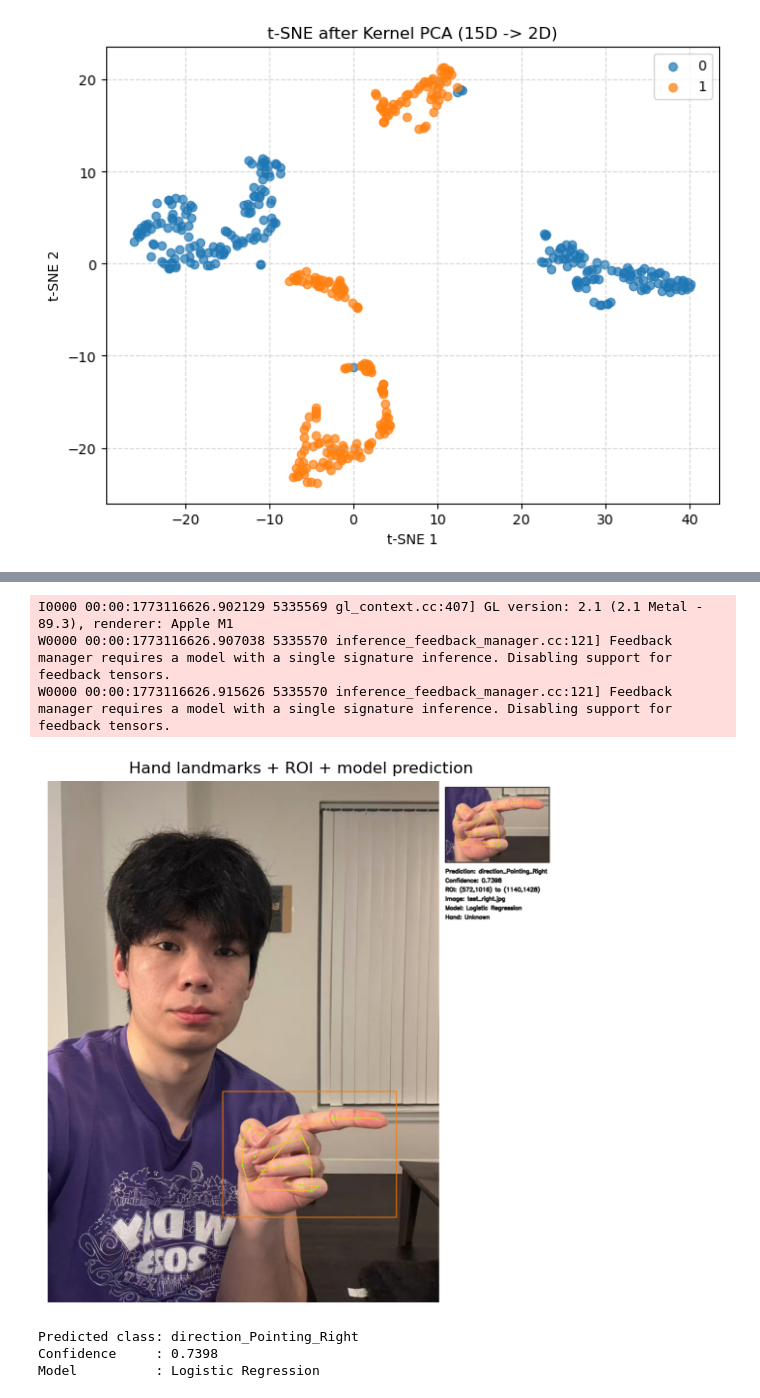
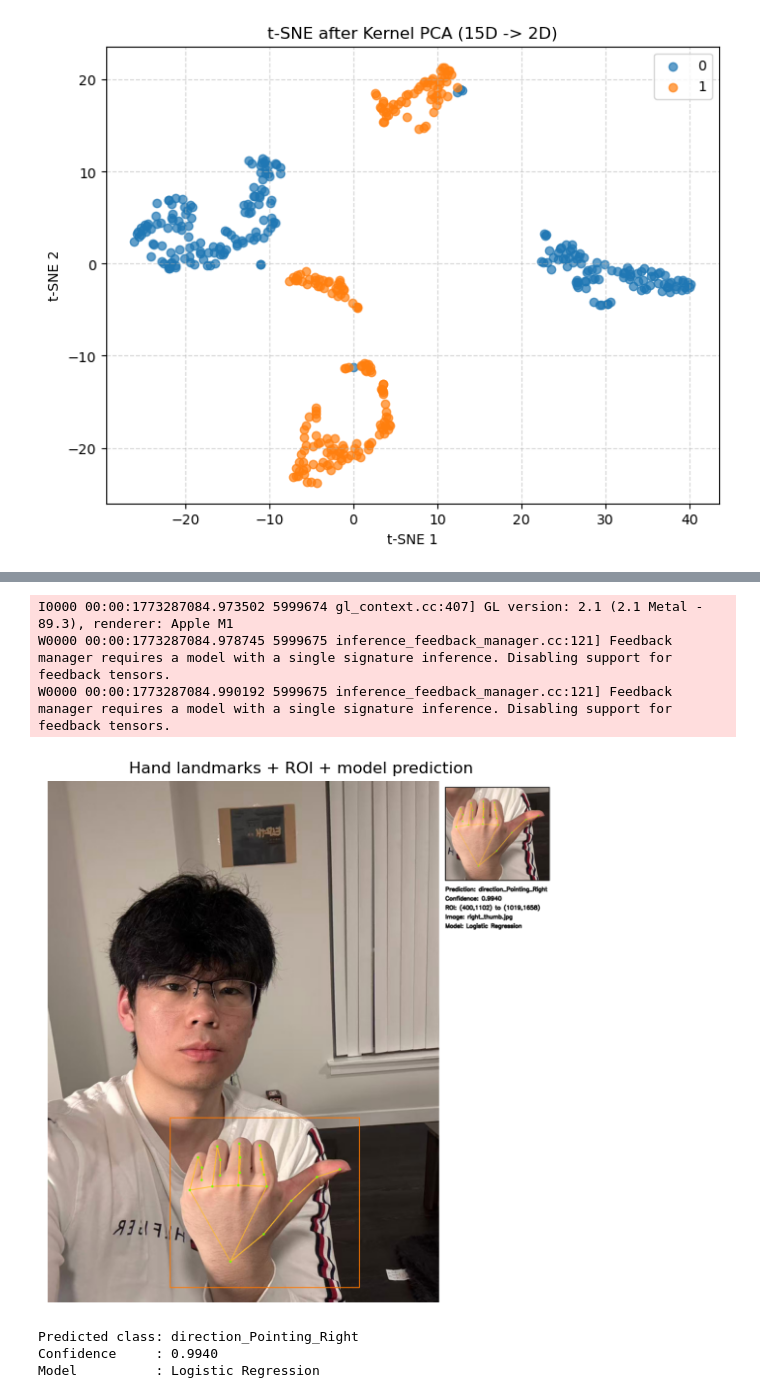
Before and after one commit to TorresZ314/EE344ML_homework, a Jupyter notebook: homework/finalProject/344Final.ipynb, the cells around one changed output, grey strips where cells are left out. Drawn from its saved outputs; the diff is of its cells as text; code cells hidden in the pictures.

```diff
--- a/homework/finalProject/344Final.ipynb
+++ b/homework/finalProject/344Final.ipynb
@@ -373,7 +493,7 @@ import matplotlib.pyplot as plt
 import mediapipe as mp
 
 # ---------- User inputs ----------
-INPUT_IMAGE = Path('/Users/y/Desktop/344MLhomework/homework/finalProject/test_right.jpg')  # <-- change this
+INPUT_IMAGE = Path('/Users/y/Desktop/344MLhomework/homework/finalProject/right_thumb.jpg')  # <-- change this
 LANDMARKER_TASK = Path('/Users/y/Desktop/344MLhomework/homework/finalProject/model/hand_landmarker.task')
 NUM_HANDS = 1
 PADDING = 0.05  # bbox padding in normalized coords
@@ -541,37 +661,37 @@ x0 = w + 20
 y0 = 20
 canvas[y0:y0+new_h, x0:x0+new_w] = roi_resized
 cv2.rectangle(canvas, (x0, y0), (x0+new_w, y0+new_h), (30, 30, 30), 2)
 
 # Text summary on side panel
 text_lines = [
     f'Prediction: {y_pred_label}',
     f'Confidence: {confidence_text}',
     f'ROI: ({x_min},{y_min}) to ({x_max},{y_max})',
     f'Image: {INPUT_IMAGE.name}',
     f'Model: {MODEL_NAME}',
 ]
 
 
 ty = y0 + new_h + 35
 for line in text_lines:
     cv2.putText(canvas, line, (w + 20, ty), cv2.FONT_HERSHEY_SIMPLEX, 0.6, (20, 20, 20), 2, cv2.LINE_AA)
     ty += 30
 
 # ---------- Display ----------
 plt.figure(figsize=(15, 7))
 plt.imshow(cv2.cvtColor(canvas, cv2.COLOR_BGR2RGB))
 plt.title('Hand landmarks + ROI + model prediction')
 plt.axis('off')
 plt.show()
 
 print('Predicted class:', y_pred_label)
 print('Confidence     :', confidence_text)
 print('Model          :', MODEL_NAME)
 # %% [output]
-I0000 00:00:1773116626.902129 5335569 gl_context.cc:407] GL version: 2.1 (2.1 Metal - 89.3), renderer: Apple M1
-W0000 00:00:1773116626.907038 5335570 inference_feedback_manager.cc:121] Feedback manager requires a model with a single signature inference. Disabling support for feedback tensors.
-W0000 00:00:1773116626.915626 5335570 inference_feedback_manager.cc:121] Feedback manager requires a model with a single signature inference. Disabling support for feedback tensors.
+I0000 00:00:1773287084.973502 5999674 gl_context.cc:407] GL version: 2.1 (2.1 Metal - 89.3), renderer: Apple M1
+W0000 00:00:1773287084.978745 5999675 inference_feedback_manager.cc:121] Feedback manager requires a model with a single signature inference. Disabling support for feedback tensors.
+W0000 00:00:1773287084.990192 5999675 inference_feedback_manager.cc:121] Feedback manager requires a model with a single signature inference. Disabling support for feedback tensors.
-[figure, old version]
+[figure, new version]
 Predicted class: direction_Pointing_Right
-Confidence     : 0.7398
+Confidence     : 0.9940
 Model          : Logistic Regression
```
Also changed, not shown: parts of 3 cells of this notebook, 6 other files.
